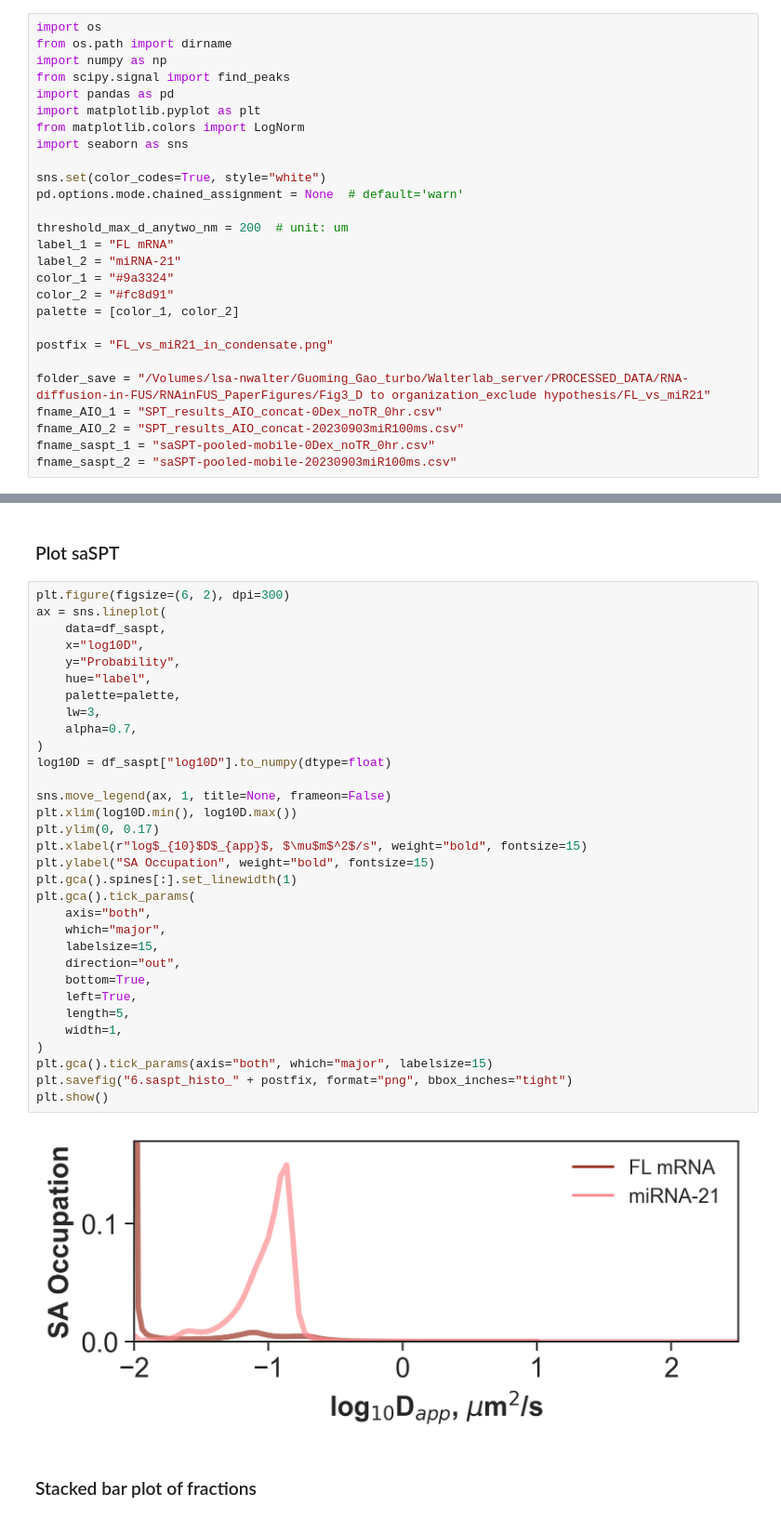
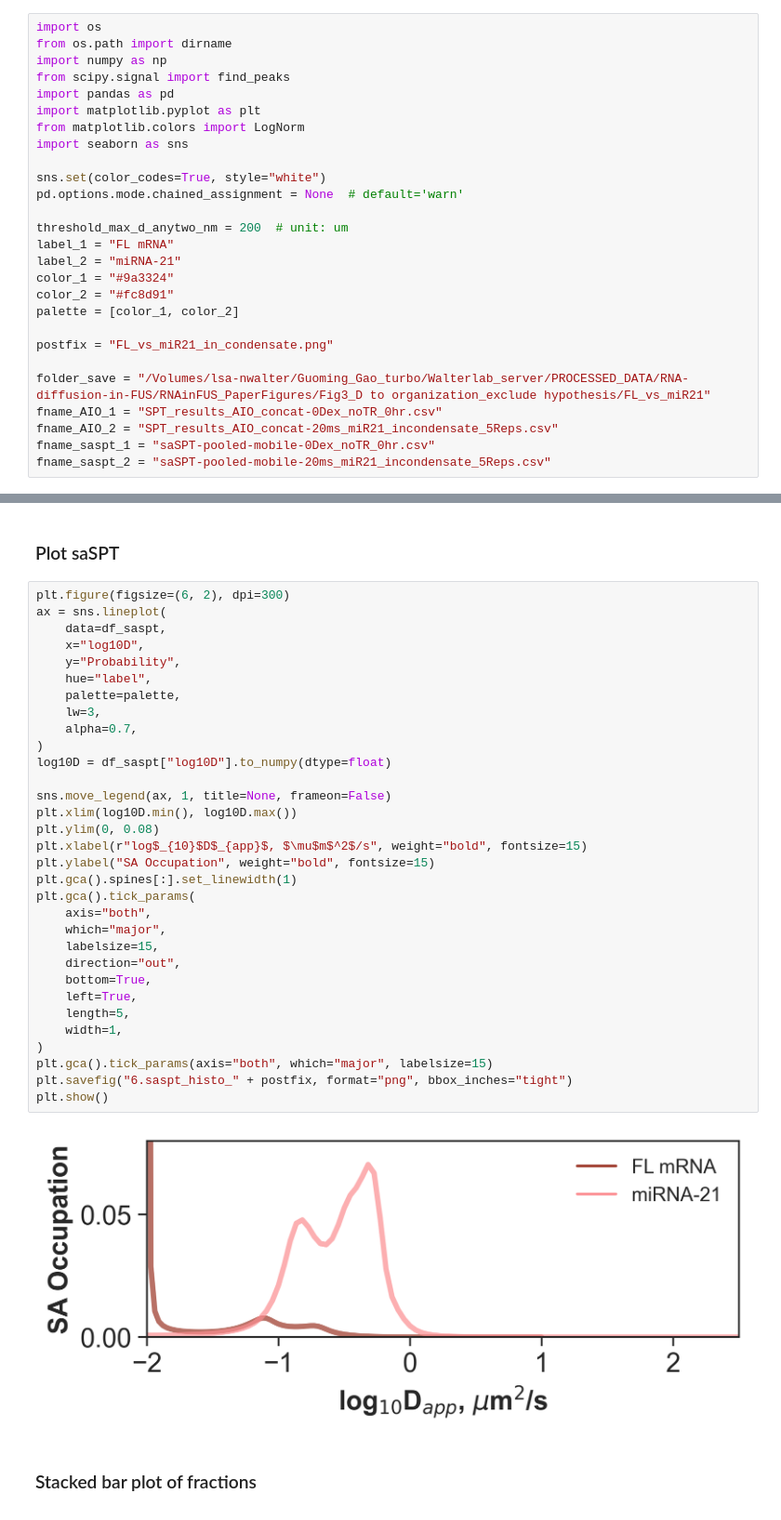
Before and after one commit to walterlab-um/intra_condensate_SPT, a Jupyter notebook: plot_paper_figure/Fig3_FL_vs_miR21_in_condensate.ipynb, the cells around one changed output, grey strips where cells are left out. Shown at 93% size. Cells and saved outputs as stored; diff of their text form.

```diff
--- a/plot_paper_figure/Fig3_FL_vs_miR21_in_condensate.ipynb
+++ b/plot_paper_figure/Fig3_FL_vs_miR21_in_condensate.ipynb
@@ -22,9 +22,9 @@ postfix = "FL_vs_miR21_in_condensate.png"
 
 folder_save = "/Volumes/lsa-nwalter/Guoming_Gao_turbo/Walterlab_server/PROCESSED_DATA/RNA-diffusion-in-FUS/RNAinFUS_PaperFigures/Fig3_D to organization_exclude hypothesis/FL_vs_miR21"
 fname_AIO_1 = "SPT_results_AIO_concat-0Dex_noTR_0hr.csv"
-fname_AIO_2 = "SPT_results_AIO_concat-20230903miR100ms.csv"
+fname_AIO_2 = "SPT_results_AIO_concat-20ms_miR21_incondensate_5Reps.csv"
 fname_saspt_1 = "saSPT-pooled-mobile-0Dex_noTR_0hr.csv"
-fname_saspt_2 = "saSPT-pooled-mobile-20230903miR100ms.csv"
+fname_saspt_2 = "saSPT-pooled-mobile-20ms_miR21_incondensate_5Reps.csv"
 # %% [markdown]
 ## Combine dataframes
 # %%
@@ -309,35 +309,35 @@ plt.figure(figsize=(6, 2), dpi=300)
 ax = sns.lineplot(
     data=df_saspt,
     x="log10D",
     y="Probability",
     hue="label",
     palette=palette,
     lw=3,
     alpha=0.7,
 )
 log10D = df_saspt["log10D"].to_numpy(dtype=float)
 
 sns.move_legend(ax, 1, title=None, frameon=False)
 plt.xlim(log10D.min(), log10D.max())
-plt.ylim(0, 0.17)
+plt.ylim(0, 0.08)
 plt.xlabel(r"log$_{10}$D$_{app}$, $\mu$m$^2$/s", weight="bold", fontsize=15)
 plt.ylabel("SA Occupation", weight="bold", fontsize=15)
 plt.gca().spines[:].set_linewidth(1)
 plt.gca().tick_params(
     axis="both",
     which="major",
     labelsize=15,
     direction="out",
     bottom=True,
     left=True,
     length=5,
     width=1,
 )
 plt.gca().tick_params(axis="both", which="major", labelsize=15)
 plt.savefig("6.saspt_histo_" + postfix, format="png", bbox_inches="tight")
 plt.show()
 # %% [output]
-[figure, old version]
+[figure, new version]
 # %% [markdown]
 ### Stacked bar plot of fractions
 # %% [markdown]
```
Also changed, not shown: parts of 7 cells of this notebook, 1 other file.
